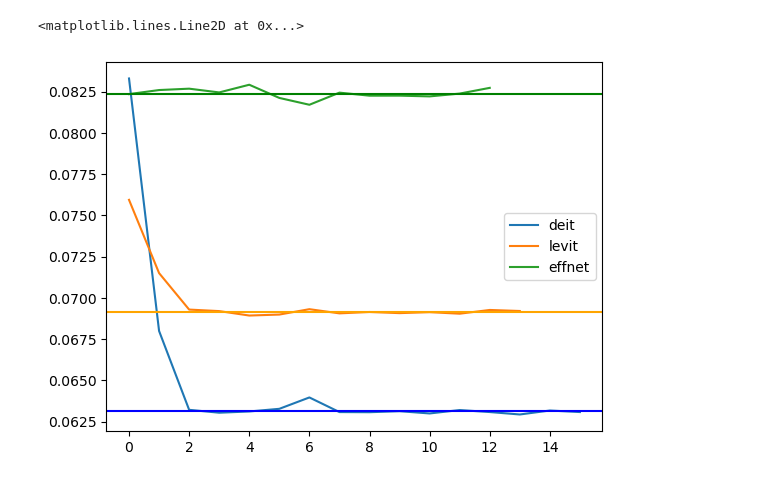
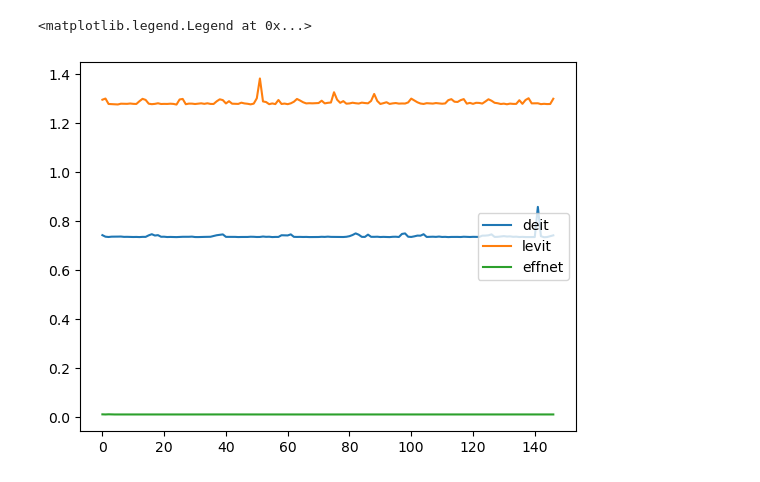
Before and after one commit to SimonKmr/DeitProject, a Jupyter notebook: analysis/notebooks/InferenceTime.ipynb, the cells around one changed output. Saved outputs shown, nothing was run; the diff lists cells and outputs as text; code cells hidden in the pictures.

```diff
--- a/analysis/notebooks/InferenceTime.ipynb
+++ b/analysis/notebooks/InferenceTime.ipynb
@@ -84,12 +58,12 @@ plt.axhline(gpu_mean['effnet_gpu'],color='green')
 # %%
 plt.plot(df[['deit_gpu','levit_gpu','effnet_gpu']])
 plt.legend(['deit','levit','effnet'])
-plt.axhline(gpu_median['deit_gpu'],color='blue')
-plt.axhline(gpu_median['levit_gpu'],color='orange')
-plt.axhline(gpu_median['effnet_gpu'],color='green')
+#plt.axhline(gpu_median['deit_gpu'],color='blue')
+#plt.axhline(gpu_median['levit_gpu'],color='orange')
+#plt.axhline(gpu_median['effnet_gpu'],color='green')
 # %% [output]
-<matplotlib.lines.Line2D at 0x...>
+<matplotlib.legend.Legend at 0x...>
-[figure, old version]
+[figure, new version]
 # %%
 plt.hist(df[['deit_gpu','levit_gpu','effnet_gpu']])
 plt.legend(['deit','levit','effnet'])
```
Also changed, not shown: parts of 7 cells of this notebook, 7 other files.
